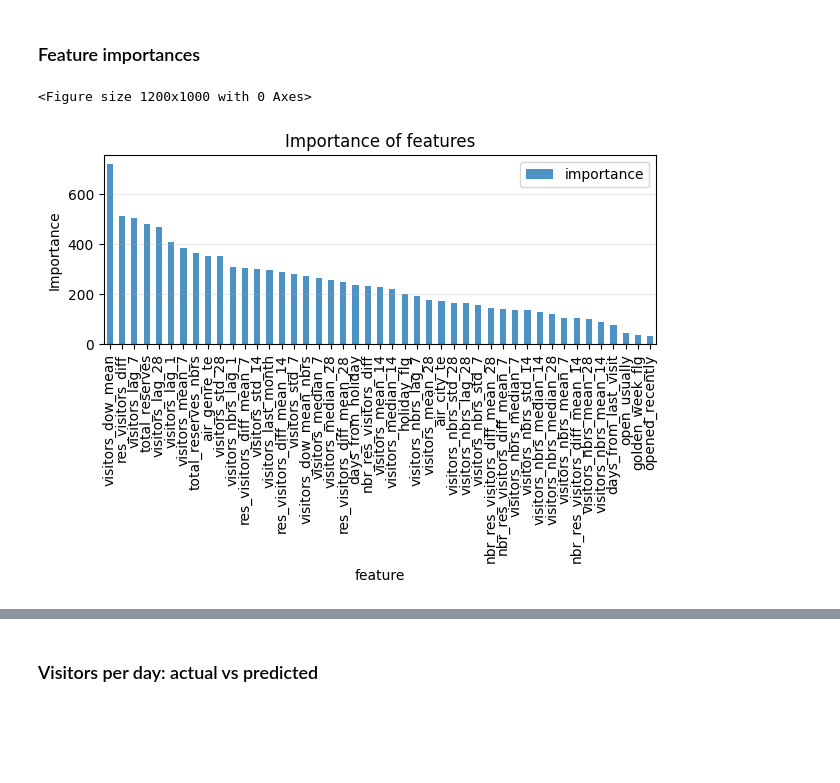
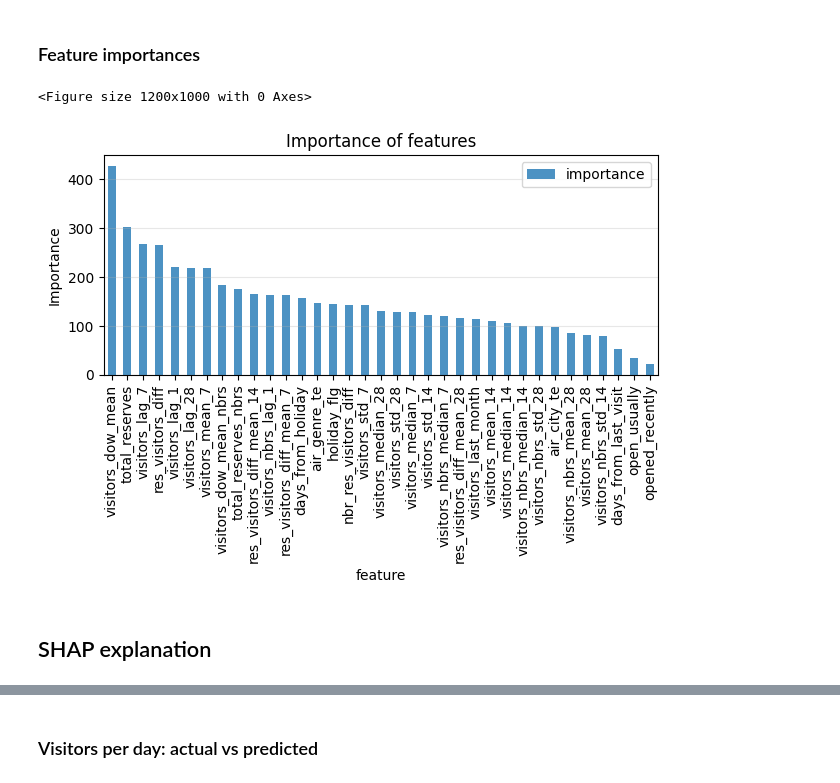
Before and after one commit to Lymuthien/mentoring_program, a Jupyter notebook: notebooks/4.0-model-training-lightgbm.ipynb, the cells around one changed output, grey strips where cells are left out. Cells and saved outputs as stored; diff of their text form; code cells hidden in the pictures; blank space fills up the shorter version.

```diff
--- a/notebooks/4.0-model-training-lightgbm.ipynb
+++ b/notebooks/4.0-model-training-lightgbm.ipynb
@@ -163,8 +208,10 @@ R2:   0.5648
 ## Graphs
 # %% [markdown]
 ### Feature importances
-# %%
-plot_feature_importances(model, X.columns.drop(DROP_COLUMNS))
-# %% [output]
-<Figure size 1200x1000 with 0 Axes>
-[figure, removed]
+# %%
+plot_feature_importances(model, FEATURES_TO_KEEP)
+# %% [output]
+<Figure size 1200x1000 with 0 Axes>
+[figure, added]
+# %% [markdown]
+## SHAP explanation
```
Also changed, not shown: parts of 14 cells of this notebook, 1 other file.
